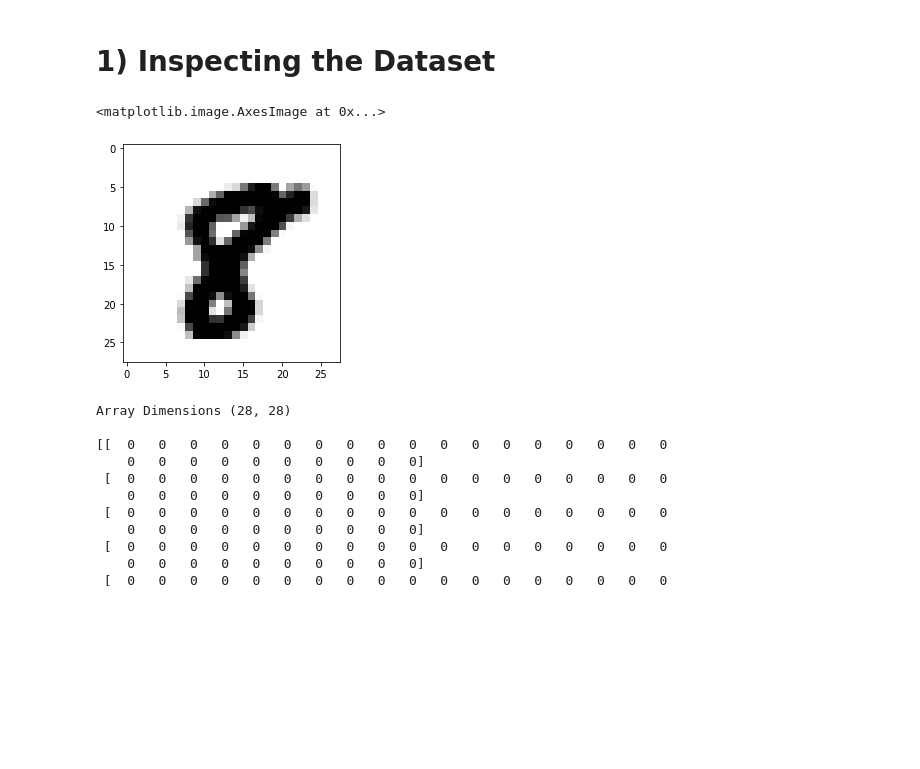
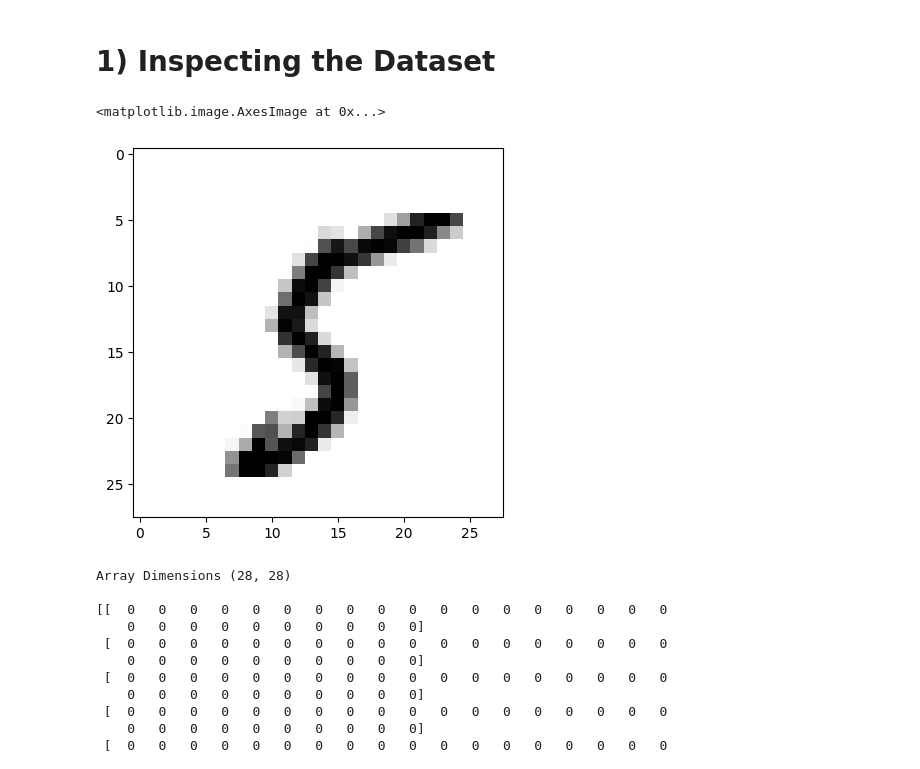
Before and after one commit to Geolinton/MSCS435-AML, a Jupyter notebook: code/L07/code/custom-dataloader/custom-dataloader-example.ipynb, the cells around one changed output. Saved outputs shown, nothing was run; the diff lists cells and outputs as text; code cells hidden in the pictures; blank space fills up the shorter version.

```diff
--- a/code/L07/code/custom-dataloader/custom-dataloader-example.ipynb
+++ b/code/L07/code/custom-dataloader/custom-dataloader-example.ipynb
@@ -11,11 +11,11 @@ Illustration of how we can efficiently iterate through custom (image) datasets.
 import matplotlib.pyplot as plt
 from PIL import Image
 # %%
-im = Image.open('mnist_train/1.png')
+im = Image.open('mnist_train/0.png')
 plt.imshow(im, cmap='binary')
 # %% [output]
 <matplotlib.image.AxesImage at 0x...>
-[figure, old version]
+[figure, new version]
 # %%
 import numpy as np
 
```
Also changed, not shown: parts of 3 cells of this notebook, 26 other files.
